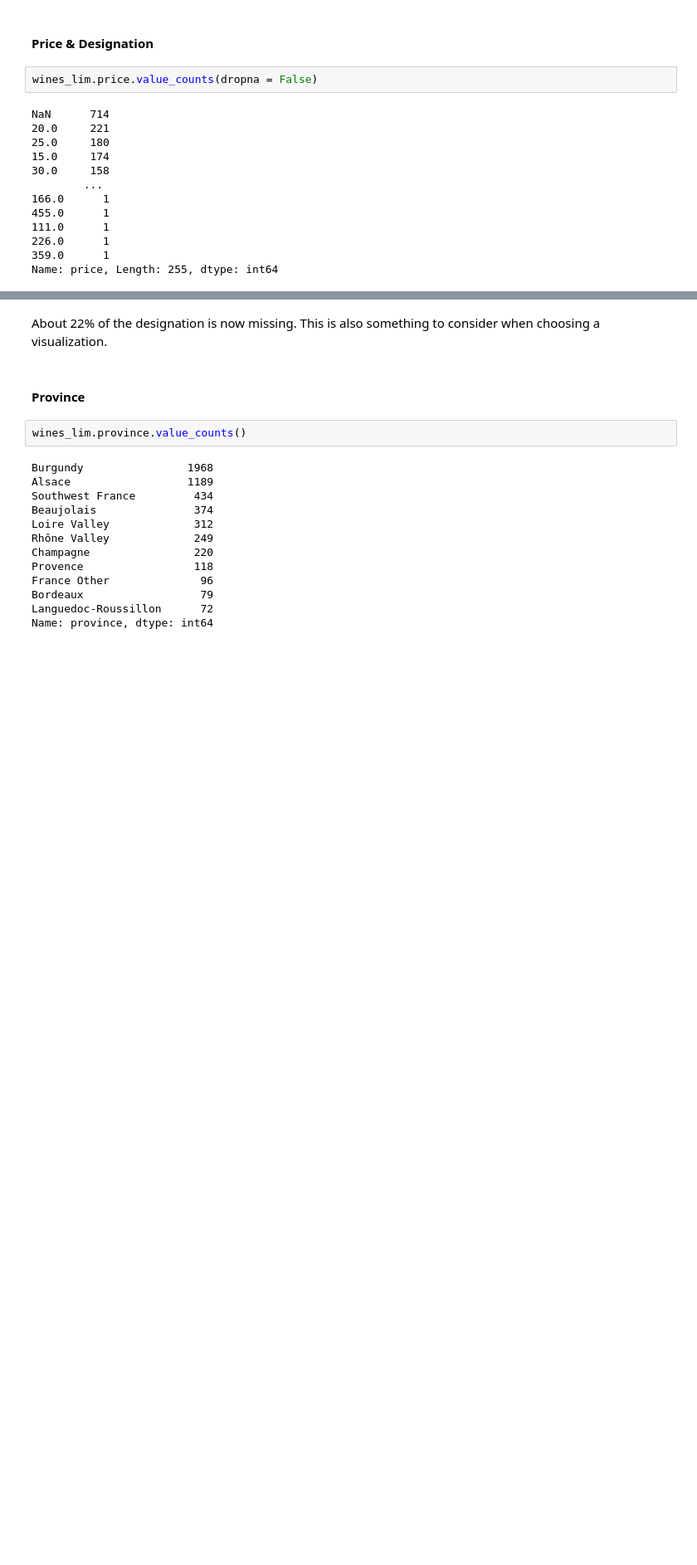
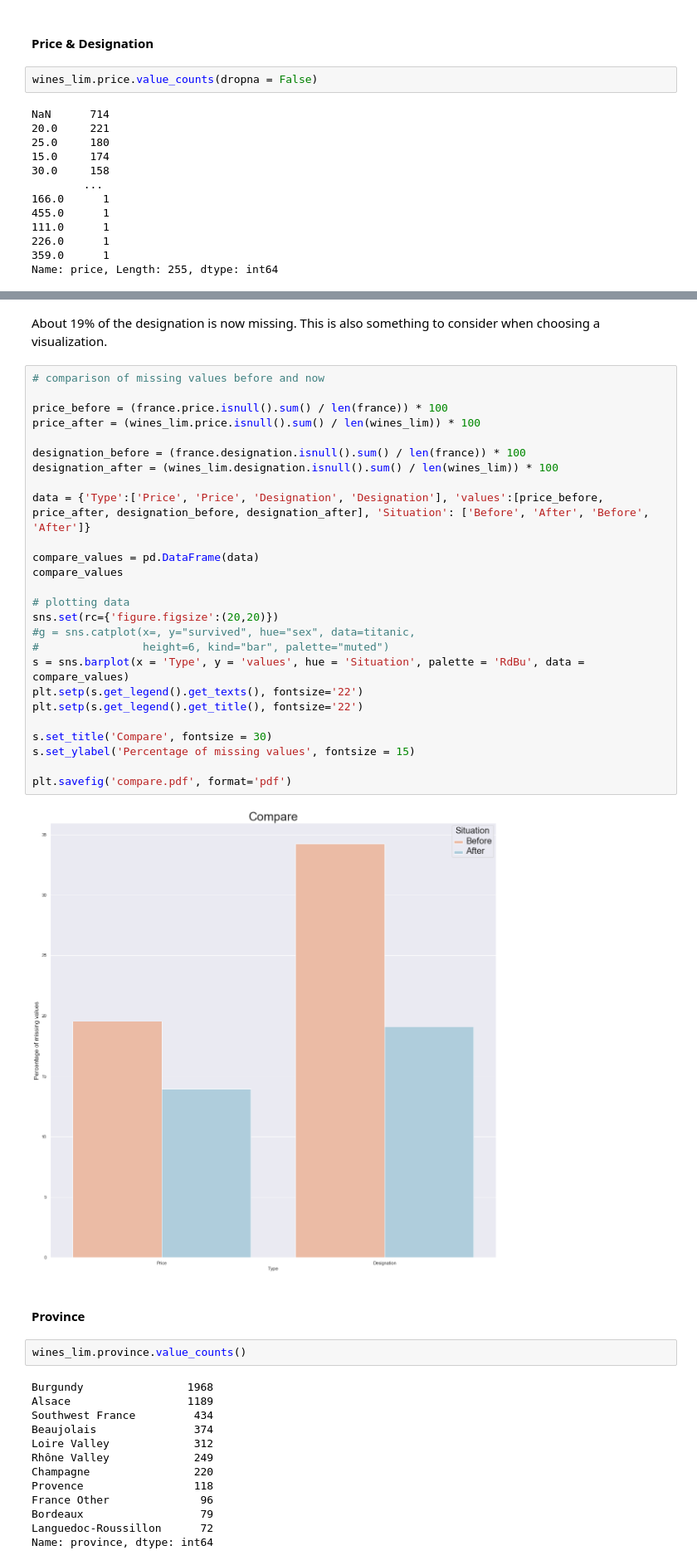
Before and after one commit to com-480-data-visualization/com-480-project-lesvizerables, a Jupyter notebook: Milestone1.ipynb, the cells around one changed output, grey strips where cells are left out. Shown at 83% size. Saved outputs shown, nothing was run; the diff lists cells and outputs as text; blank space fills up the shorter version.

```diff
--- a/Milestone1.ipynb
+++ b/Milestone1.ipynb
@@ -184,6 +212,34 @@ Buissonnier Côte Chalonnaise Chardonnay                        1
 Name: designation, Length: 1585, dtype: int64
 # %% [markdown]
-About 22% of the designation is now missing. This is also something to consider when choosing a visualization.
+About 19% of the designation is now missing. This is also something to consider when choosing a visualization.
+# %%
+# comparison of missing values before and now
+
+price_before = (france.price.isnull().sum() / len(france)) * 100
+price_after = (wines_lim.price.isnull().sum() / len(wines_lim)) * 100
+
+designation_before = (france.designation.isnull().sum() / len(france)) * 100
+designation_after = (wines_lim.designation.isnull().sum() / len(wines_lim)) * 100
+
+data = {'Type':['Price', 'Price', 'Designation', 'Designation'], 'values':[price_before, price_after, designation_before, designation_after], 'Situation': ['Before', 'After', 'Before', 'After']}
+
+compare_values = pd.DataFrame(data)
+compare_values
+
+# plotting data
+sns.set(rc={'figure.figsize':(20,20)})
+#g = sns.catplot(x=, y="survived", hue="sex", data=titanic,
+#                height=6, kind="bar", palette="muted")
+s = sns.barplot(x = 'Type', y = 'values', hue = 'Situation', palette = 'RdBu', data = compare_values)
+plt.setp(s.get_legend().get_texts(), fontsize='22')
+plt.setp(s.get_legend().get_title(), fontsize='22')
+
+s.set_title('Compare', fontsize = 30)
+s.set_ylabel('Percentage of missing values', fontsize = 15)
+
+plt.savefig('compare.pdf', format='pdf')
+# %% [output]
+[figure, added]
 # %% [markdown]
 #### Province
 # %%
```
Also changed, not shown: parts of 9 cells of this notebook, 5 other files.
